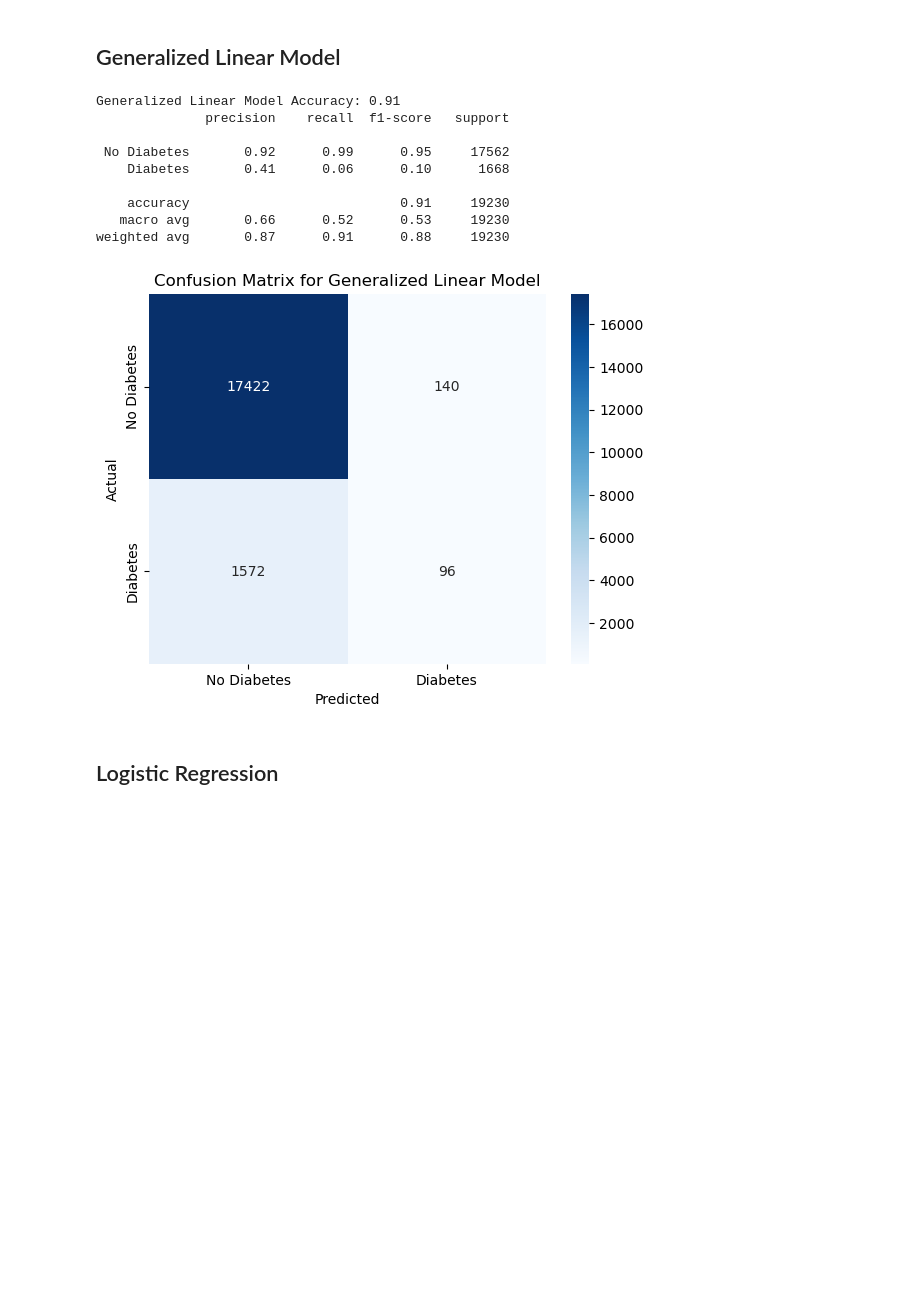
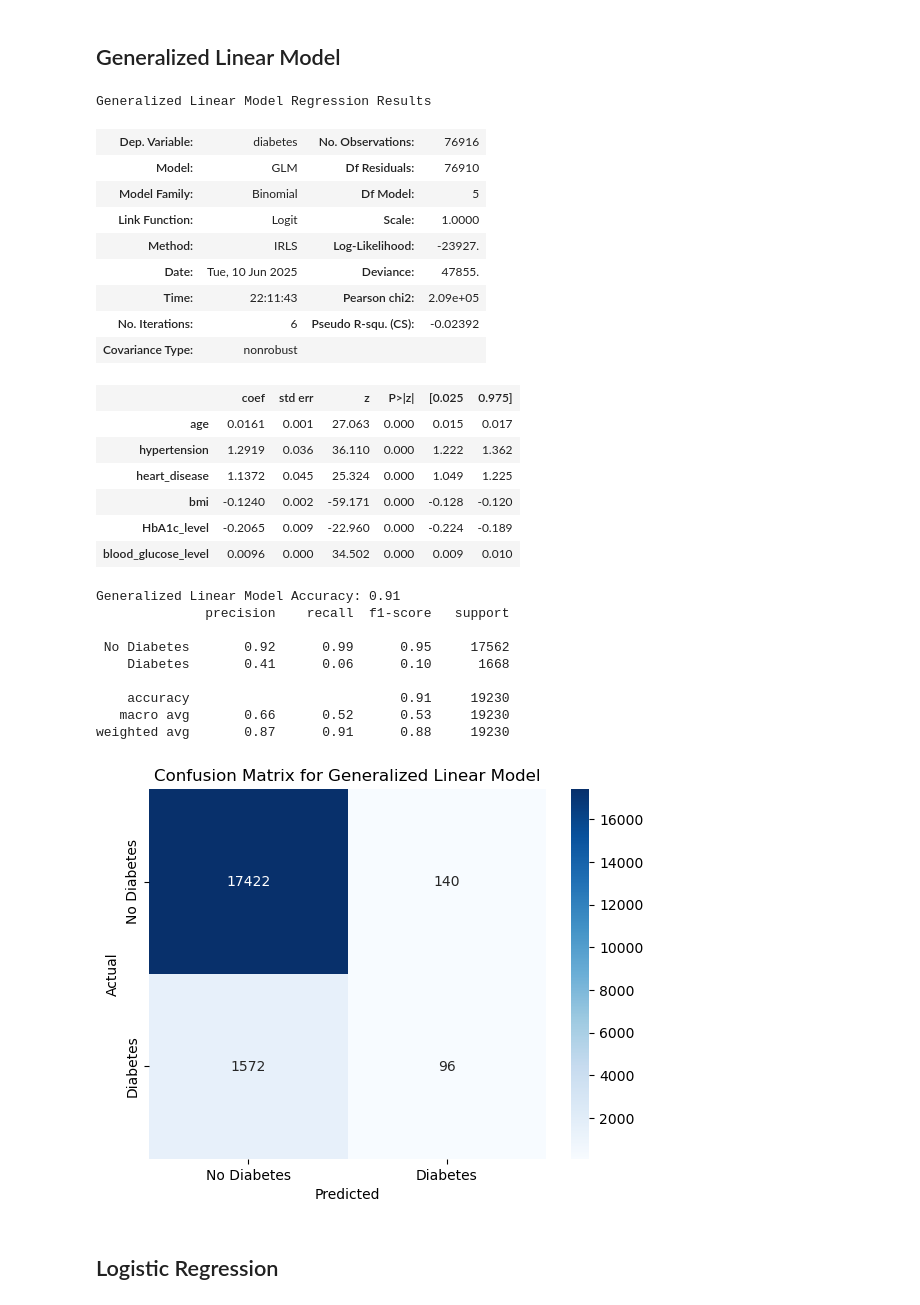
Before and after one commit to pwoosam/aai-500-diabetes-prediction, a Jupyter notebook: notebooks/models_implementation.ipynb, the cells around one changed output. Drawn from its saved outputs; the diff is of its cells as text; code cells hidden in the pictures; blank space fills up the shorter version.

Commit message:
Add glm.summary

```diff
--- a/notebooks/models_implementation.ipynb
+++ b/notebooks/models_implementation.ipynb
@@ -92,30 +92,47 @@ def report_model_performance(y_test, y_pred, model_name):
 # %%
 np.random.seed(SEED)
 
 X_train, X_test, y_train, y_test = train_test_split(
   df_clean[["age", "hypertension", "heart_disease", "bmi", "HbA1c_level", "blood_glucose_level"]],
   df_clean['diabetes'],
   test_size=0.2)
 
 glm = sm.GLM(
         y_train,
         X_train,
         family=sm.families.Binomial()).fit()
 
-# display(glm.summary())
+display(glm.summary())
 
 y_glm = glm.predict(X_test) > 0.5
 report_model_performance(y_test, y_glm, 'Generalized Linear Model')
 # %% [output]
-Generalized Linear Model Accuracy: 0.91
-              precision    recall  f1-score   support
-
- No Diabetes       0.92      0.99      0.95     17562
-    Diabetes       0.41      0.06      0.10      1668
-
-    accuracy                           0.91     19230
-   macro avg       0.66      0.52      0.53     19230
-weighted avg       0.87      0.91      0.88     19230
+Generalized Linear Model Regression Results
+| Dep. Variable: | diabetes | No. Observations: | 76916 |
+| Model: | GLM | Df Residuals: | 76910 |
+| Model Family: | Binomial | Df Model: | 5 |
+| Link Function: | Logit | Scale: | 1.0000 |
+| Method: | IRLS | Log-Likelihood: | -23927. |
+| Date: | Tue, 10 Jun 2025 | Deviance: | 47855. |
+| Time: | 22:11:43 | Pearson chi2: | 2.09e+05 |
+| No. Iterations: | 6 | Pseudo R-squ. (CS): | -0.02392 |
+| Covariance Type: | nonrobust |  |  |
+|  | coef | std err | z | P>|z| | [0.025 | 0.975] |
+| age | 0.0161 | 0.001 | 27.063 | 0.000 | 0.015 | 0.017 |
+| hypertension | 1.2919 | 0.036 | 36.110 | 0.000 | 1.222 | 1.362 |
+| heart_disease | 1.1372 | 0.045 | 25.324 | 0.000 | 1.049 | 1.225 |
+| bmi | -0.1240 | 0.002 | -59.171 | 0.000 | -0.128 | -0.120 |
+| HbA1c_level | -0.2065 | 0.009 | -22.960 | 0.000 | -0.224 | -0.189 |
+| blood_glucose_level | 0.0096 | 0.000 | 34.502 | 0.000 | 0.009 | 0.010 |
+Generalized Linear Model Accuracy: 0.91
+              precision    recall  f1-score   support
+
+ No Diabetes       0.92      0.99      0.95     17562
+    Diabetes       0.41      0.06      0.10      1668
+
+    accuracy                           0.91     19230
+   macro avg       0.66      0.52      0.53     19230
+weighted avg       0.87      0.91      0.88     19230
 [figure]
 # %% [markdown]
 ## Logistic Regression
```
